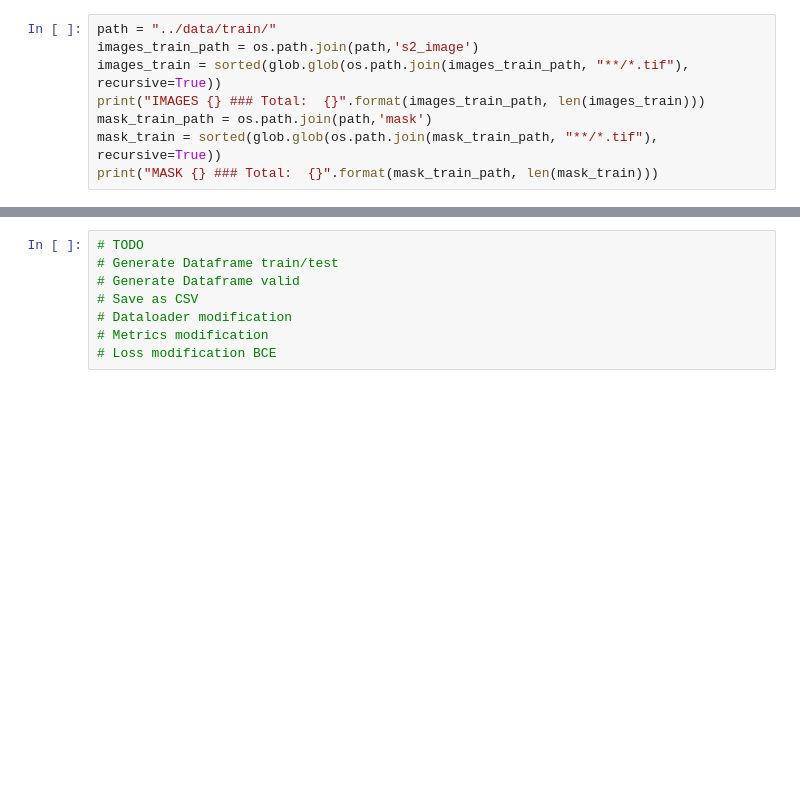
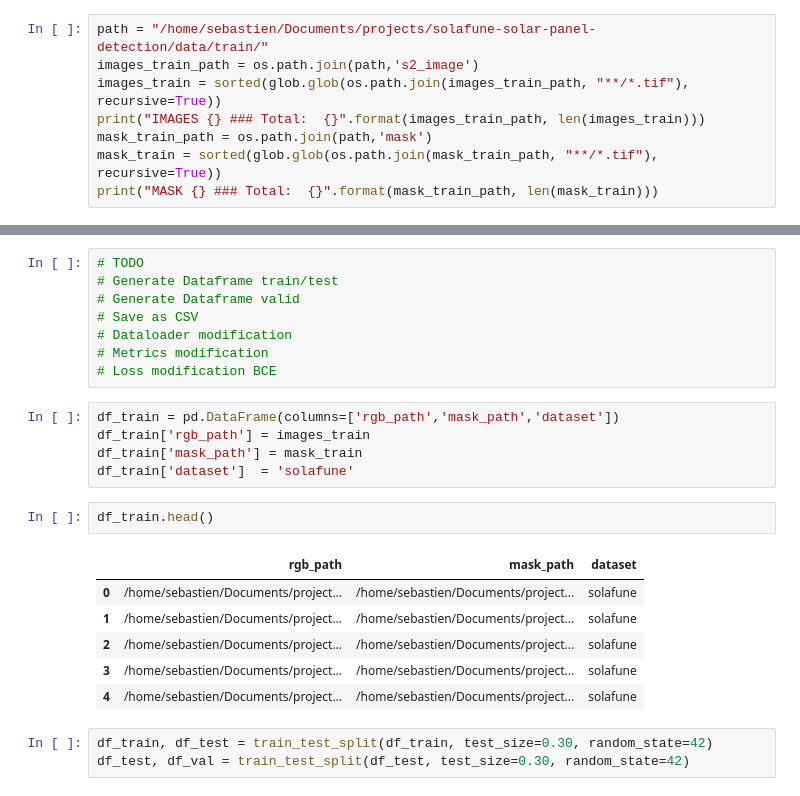
Before and after one commit to tetaud-sebastien/solafune-solar-panel-detection, a Jupyter notebook: Notebooks/explore.ipynb, the cells around one changed output, grey strips where cells are left out. Cells and saved outputs as stored; diff of their text form; blank space fills up the shorter version.

```diff
--- a/Notebooks/explore.ipynb
+++ b/Notebooks/explore.ipynb
@@ -13,5 +14,5 @@ path_train = "../data/train/"
 # %%
-path = "../data/train/"
+path = "/home/sebastien/Documents/projects/solafune-solar-panel-detection/data/train/"
 images_train_path = os.path.join(path,'s2_image')
 images_train = sorted(glob.glob(os.path.join(images_train_path, "**/*.tif"), recursive=True))
 print("IMAGES {} ### Total:  {}".format(images_train_path, len(images_train)))
@@ -85,3 +78,20 @@ plt.imshow(mask.values[0,:,:])
 # Dataloader modification
 # Metrics modification
 # Loss modification BCE
+# %%
+df_train = pd.DataFrame(columns=['rgb_path','mask_path','dataset'])
+df_train['rgb_path'] = images_train
+df_train['mask_path'] = mask_train
+df_train['dataset']  = 'solafune'
+# %%
+df_train.head()
+# %% [output]
+|  | rgb_path | mask_path | dataset |
+| 0 | /home/sebastien/Documents/project... | /home/sebastien/Documents/project... | solafune |
+| 1 | /home/sebastien/Documents/project... | /home/sebastien/Documents/project... | solafune |
+| 2 | /home/sebastien/Documents/project... | /home/sebastien/Documents/project... | solafune |
+| 3 | /home/sebastien/Documents/project... | /home/sebastien/Documents/project... | solafune |
+| 4 | /home/sebastien/Documents/project... | /home/sebastien/Documents/project... | solafune |
+# %%
+df_train, df_test = train_test_split(df_train, test_size=0.30, random_state=42)
+df_test, df_val = train_test_split(df_test, test_size=0.30, random_state=42)
```
Also changed, not shown: parts of 18 cells of this notebook, 7 other files.
